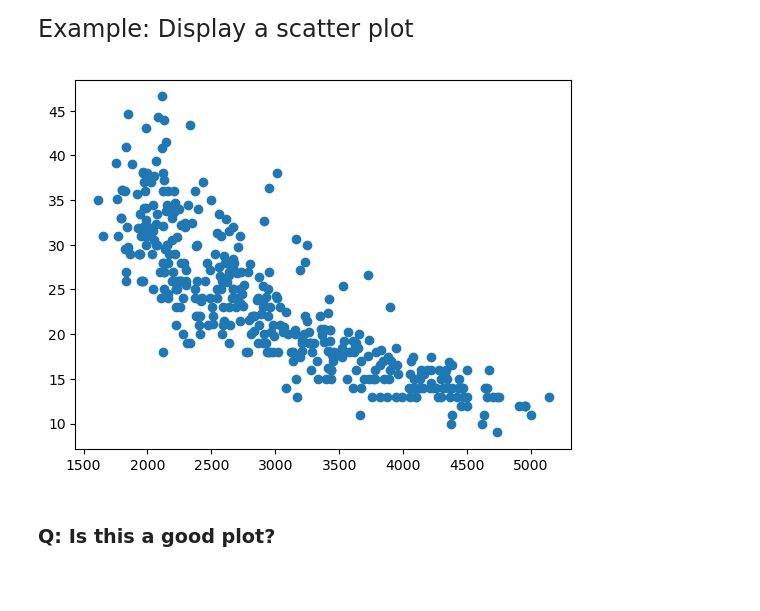
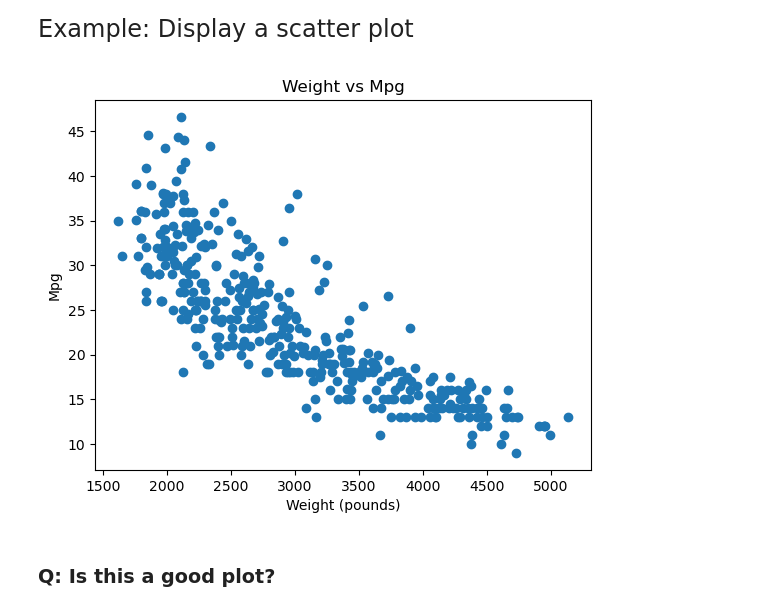
Before and after one commit to aivano1007/qtm151fall2025, a Jupyter notebook: Lecture_02/Lecture1 - Copy.ipynb, the cells around one changed output. Cells and saved outputs as stored; diff of their text form; code cells hidden in the pictures; blank space fills up the shorter version.

```diff
--- a/Lecture_02/Lecture1 - Copy.ipynb
+++ b/Lecture_02/Lecture1 - Copy.ipynb
@@ -308,9 +309,12 @@ carfeatures.describe()
 Example: Display a scatter plot
 # %%
 plt.scatter(x = carfeatures['weight'], y = carfeatures['mpg'])
+plt.xlabel("Weight (pounds)")
+plt.ylabel("Mpg")
+plt.title("Weight vs Mpg")
 plt.show()
 # %% [output]
-[figure, old version]
+[figure, new version]
 # %% [markdown]
 ### Q: Is this a good plot?
 # %%
```
Also changed, not shown: parts of 1 cell of this notebook.
